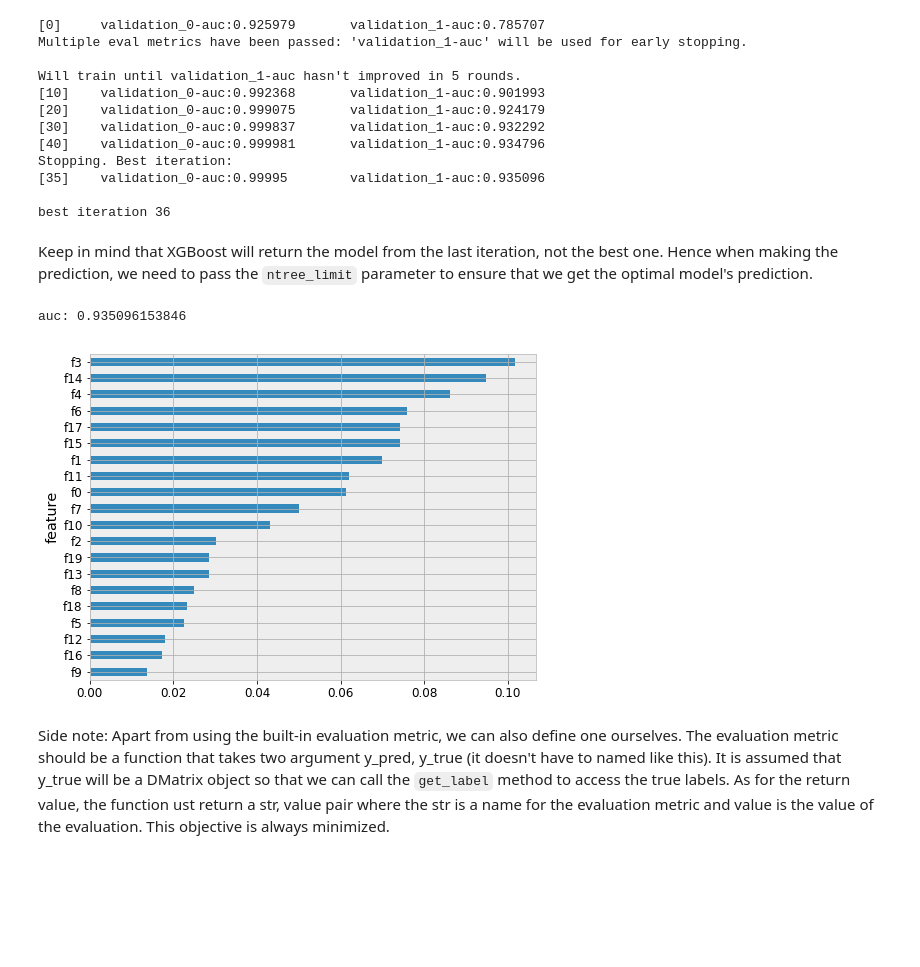
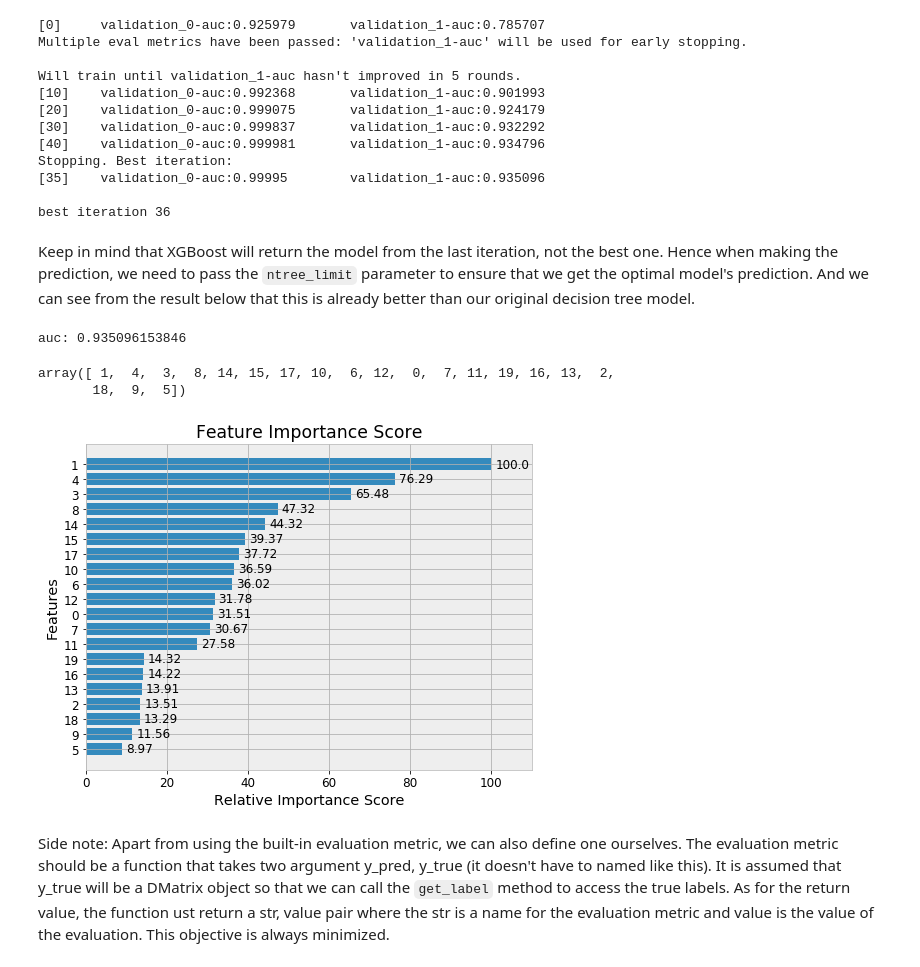
Before and after one commit to ethen8181/machine-learning, a Jupyter notebook: trees/xgboost.ipynb, the cells around one changed output. Saved outputs shown, nothing was run; the diff lists cells and outputs as text; code cells hidden in the pictures; blank space fills up the shorter version.

Commit message:
improve xgboost feature importance plot

```diff
--- a/trees/xgboost.ipynb
+++ b/trees/xgboost.ipynb
@@ -205,7 +206,7 @@ Stopping. Best iteration:
 
 best iteration 36
 # %% [markdown]
-Keep in mind that XGBoost will return the model from the last iteration, not the best one. Hence when making the prediction, we need to pass the `ntree_limit` parameter to ensure that we get the optimal model's prediction.
+Keep in mind that XGBoost will return the model from the last iteration, not the best one. Hence when making the prediction, we need to pass the `ntree_limit` parameter to ensure that we get the optimal model's prediction. And we can see from the result below that this is already better than our original decision tree model.
 # %%
 # print the model's performance
 ntree_limit = model_xgb.best_ntree_limit
@@ -213,20 +214,3 @@ y_pred_prob = model_xgb.predict_proba( X_test, ntree_limit = ntree_limit )[:, 1]
 print('auc:', roc_auc_score(y_test, y_pred_prob) )
 # %% [output]
 auc: 0.935096153846
-# %%
-# we can also access the feature importance and visualize it
-importances = model_xgb.feature_importances_
-
-# give a name for each feature, here it is 'f' + the feature column number
-features = [ 'f' + str(imp) for imp in np.arange(len(importances)) ]
-# %%
-# create df
-importances_df = pd.DataFrame({
-    'importances': importances,
-    'feature': features
-}).sort_values(by = 'importances')
-
-importances_df.plot(kind = 'barh', x = 'feature', y = 'importances', legend = False)
-plt.show()
-# %% [output]
-[figure, removed]
@@ -233,3 +257,13 @@ plt.show()
+# %%
+# we don't actually have the feature's actual name as those
+# were simply randomly generated numbers, thus we simply supply
+# a number ranging from 0 ~ the number of features
+feature_names = np.arange(X_train.shape[1])
+plot_xgboost_importance(xgboost_model = model_xgb, feature_names = feature_names)
+# %% [output]
+array([ 1,  4,  3,  8, 14, 15, 17, 10,  6, 12,  0,  7, 11, 19, 16, 13,  2,
+       18,  9,  5])
+[figure, added]
 # %% [markdown]
 Side note: Apart from using the built-in evaluation metric, we can also define one ourselves. The evaluation metric should be a function that takes two argument y_pred, y_true (it doesn't have to named like this). It is assumed that y_true will be a DMatrix object so that we can call the `get_label` method to access the true labels. As for the return value, the function ust return a str, value pair where the str is a name for the evaluation metric and value is the value of the evaluation. This objective is always minimized.
 # %%
```
Also changed, not shown: parts of 3 cells of this notebook, 3 other files.
